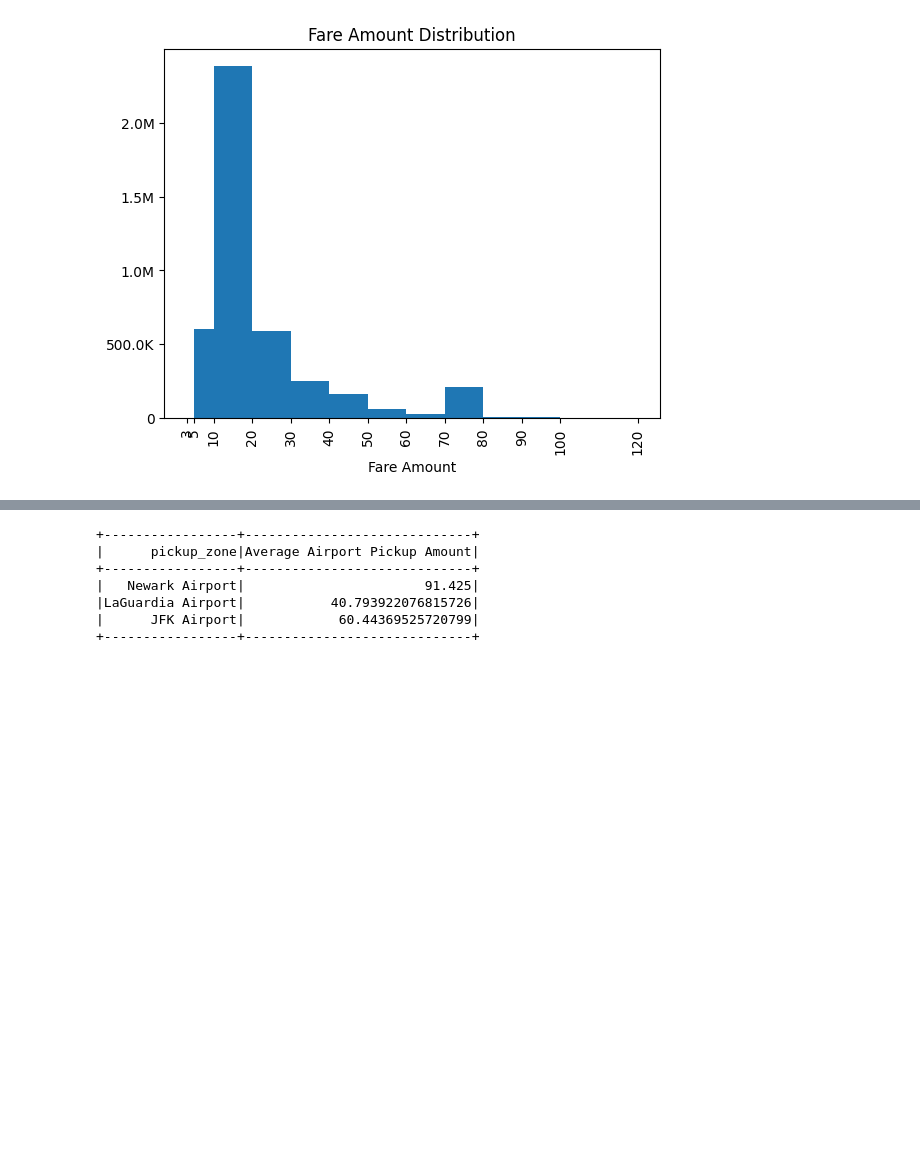
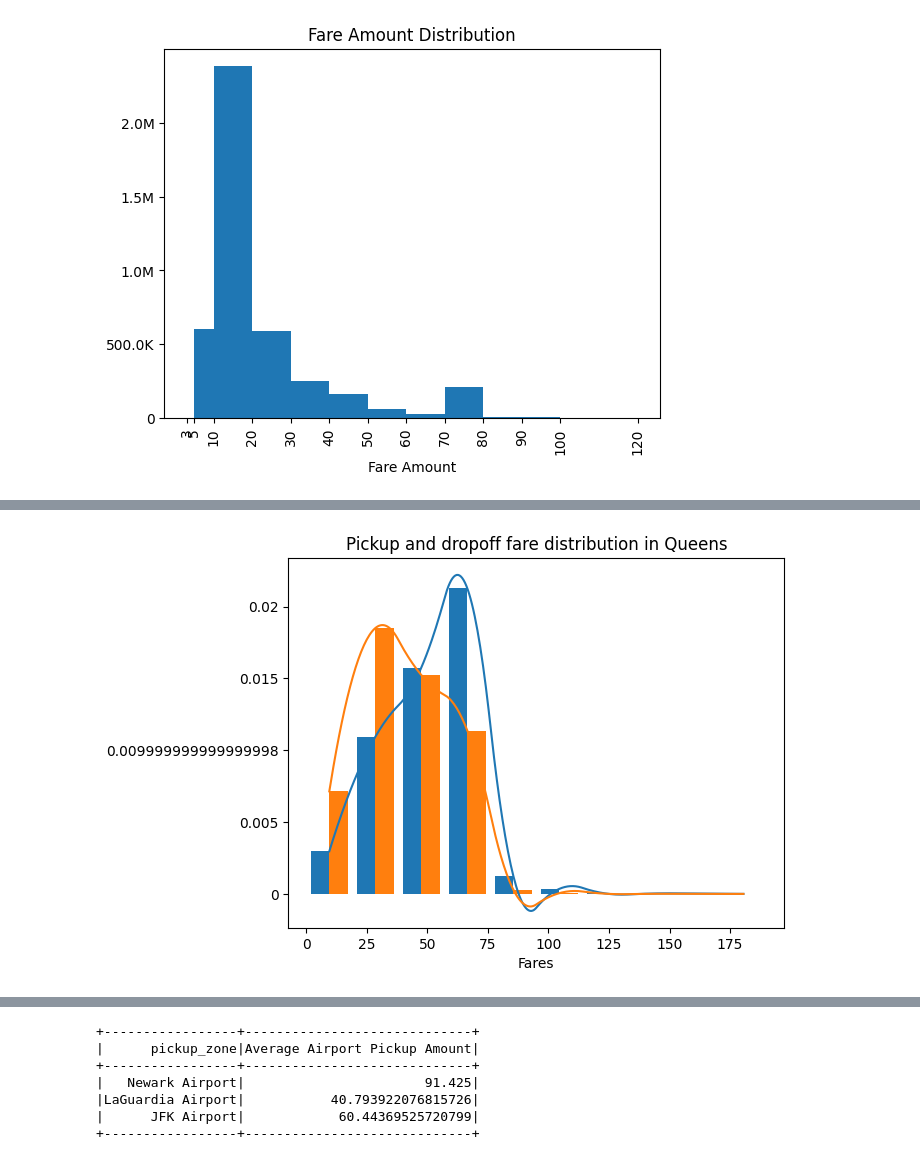
Before and after one commit to NavyaKiran/NYCTaxiFarePrediciton, a Jupyter notebook: NYC_Taxi_Fare_Prediction.ipynb, the cells around one changed output, grey strips where cells are left out. Saved outputs shown, nothing was run; the diff lists cells and outputs as text; code cells hidden in the pictures; blank space fills up the shorter version.

```diff
--- a/NYC_Taxi_Fare_Prediction.ipynb
+++ b/NYC_Taxi_Fare_Prediction.ipynb
@@ -731,0 +786,10 @@ average_fare_across_dropoff_borough.show()
+# %%
+pickup_queens = data.filter(data['pickup_borough'] == 'Queens').select(fn.col('fare_amount'))
+dropoff_queens = data.filter(data['dropoff_borough'] == 'Queens').select(fn.col('fare_amount'))
+distplot(plt.gca(), [pickup_queens, dropoff_queens])
+
+plt.xlabel('Fares')
+plt.title("Pickup and dropoff fare distribution in Queens")
+plt.show()
+# %% [output]
+[figure, added]
```
Also changed, not shown: parts of 35 cells of this notebook.
